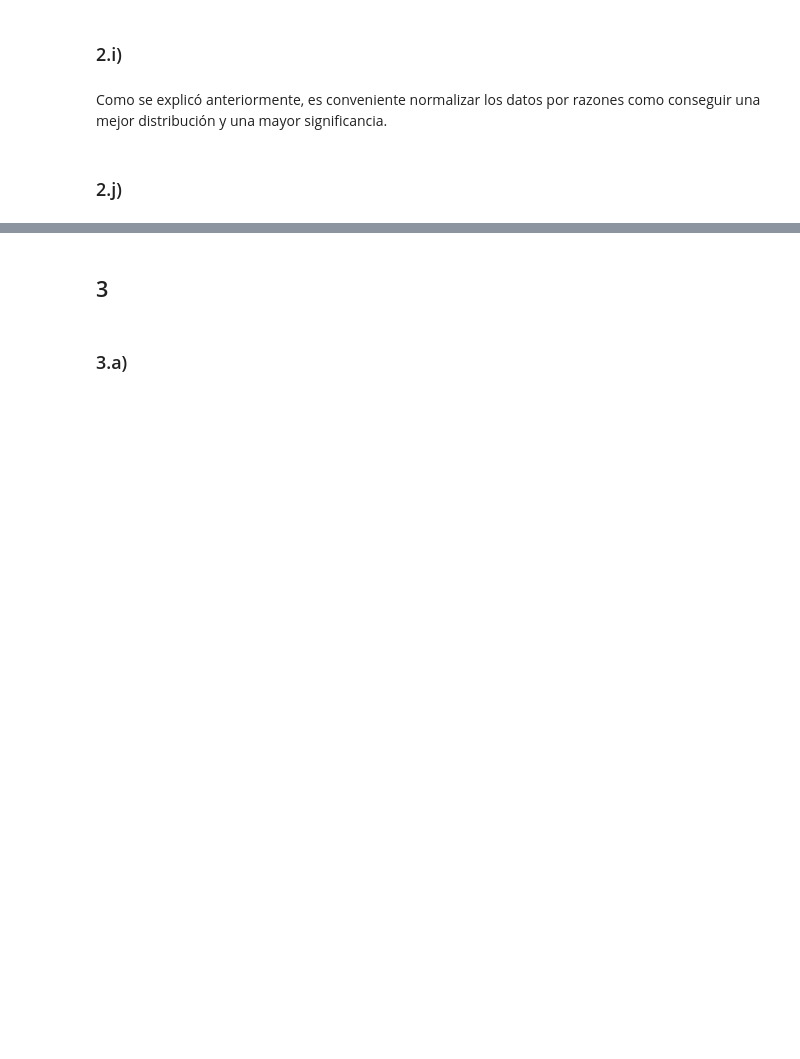
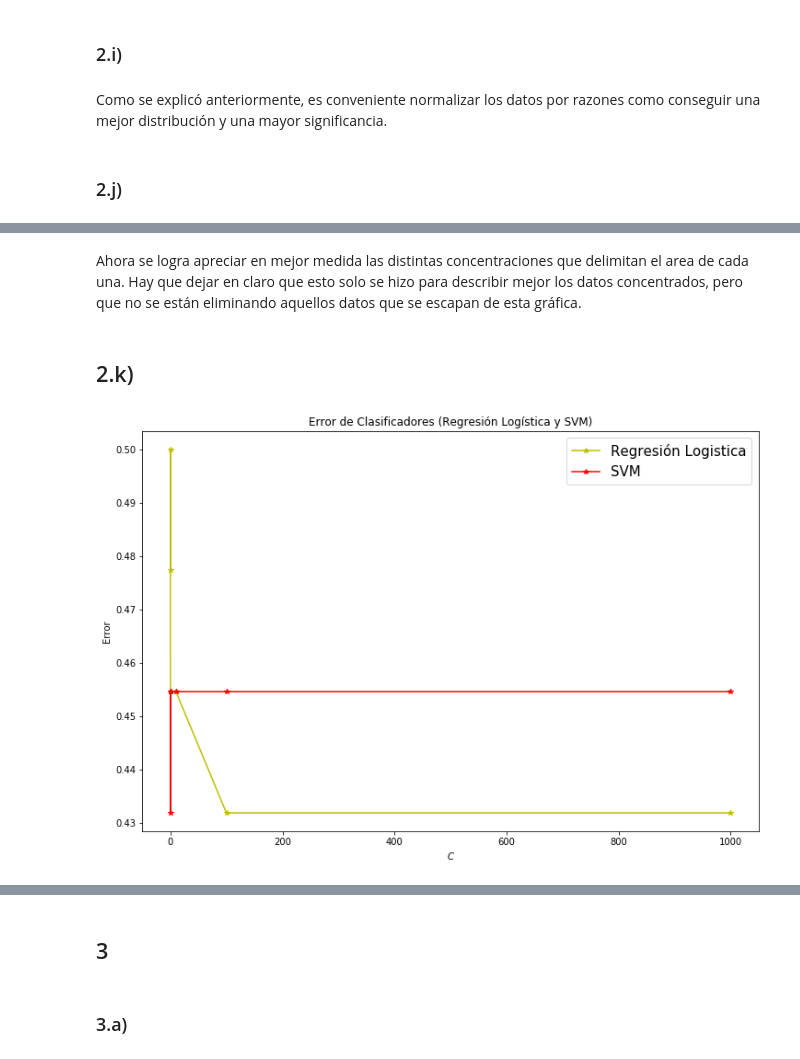
Before and after one commit to GabrielValenzuelaLorca/tarea2maquinas, a Jupyter notebook: Tarea 2.ipynb, the cells around one changed output, grey strips where cells are left out. Drawn from its saved outputs; the diff is of its cells as text; code cells hidden in the pictures; blank space fills up the shorter version.

```diff
--- a/Tarea 2.ipynb
+++ b/Tarea 2.ipynb
@@ -378,0 +396,40 @@ plt.show()
+# %% [markdown]
+<p>Ahora se logra apreciar en mejor medida las distintas concentraciones que delimitan el area de cada una. Hay que dejar en claro que esto solo se hizo para describir mejor los datos concentrados, pero que no se están eliminando aquellos datos que se escapan de esta gráfica.</p>
+# %% [markdown]
+## 2.k)
+# %%
+Cs = [0.0001,0.01,0.1,1,10,100,1000]
+error_logistica=[]
+error_svm=[]
+
+for i in Cs:
+    logistica = LR()
+    logistica.set_params(C=1/i,penalty='l2')
+    logistica.fit(X_pca_train,y_train)
+
+    y_pred = logistica.predict(X_pca_test)
+    score1 = 1-accuracy_score(y_test, y_pred)
+    error_logistica.append(score1)
+
+for i in Cs:
+    svm= SVM()
+    svm.set_params(C=i,kernel='linear')
+    svm.fit(X_pca_train,y_train)
+
+    y_pred = svm.predict(X_pca_test)
+    score2 = 1-accuracy_score(y_test, y_pred)
+    error_svm.append(score2)
+
+plt.figure(figsize = (12, 8))
+plt.plot(Cs,error_logistica, "*y-")
+plt.plot(Cs,error_svm, "*r-")
+
+plt.legend(["Regresión Logistica", "SVM"], prop={'size': 15})
+
+plt.title('Error de Clasificadores (Regresión Logística y SVM)')
+plt.xlabel("$C$")
+plt.ylabel("Error")
+
+plt.show()
+# %% [output]
+[figure, added]
```
Also changed, not shown: parts of 35 cells of this notebook.
